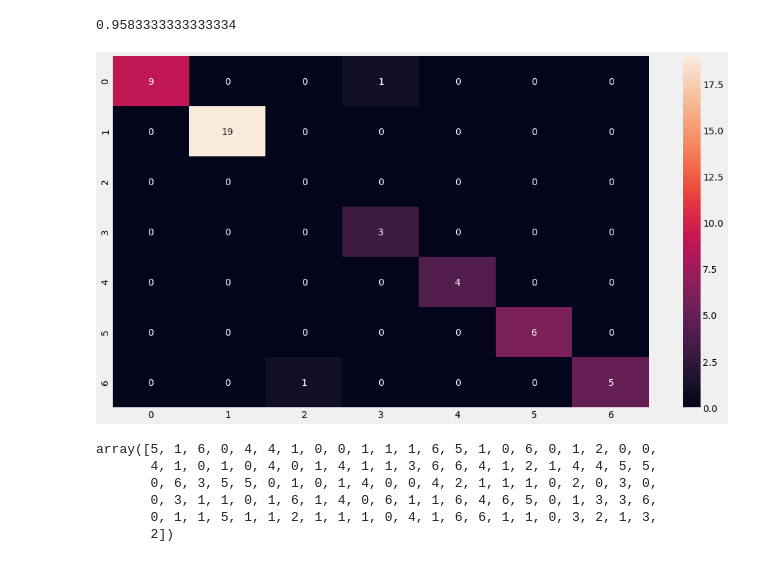
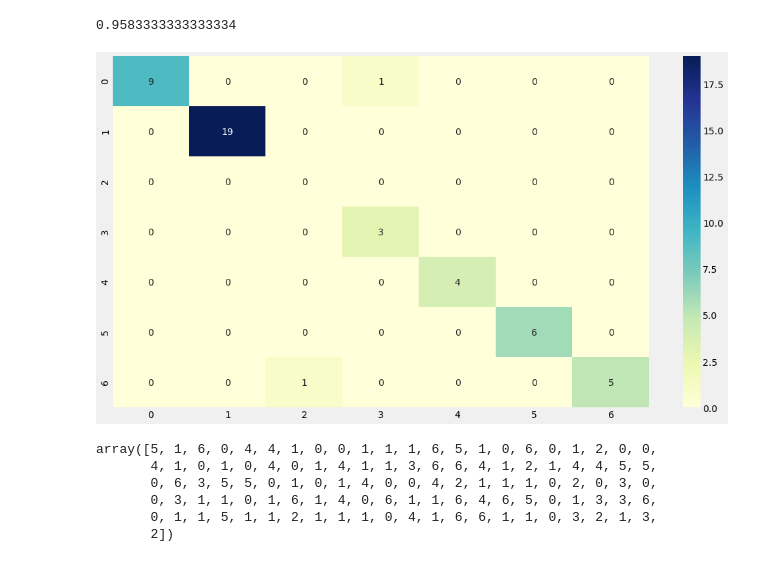
Before and after one commit to NaNdalal-dev/Fish-market, a Jupyter notebook: fish market.ipynb, the cells around one changed output. Saved outputs shown, nothing was run; the diff lists cells and outputs as text; code cells hidden in the pictures.

```diff
--- a/fish market.ipynb
+++ b/fish market.ipynb
@@ -147,10 +147,10 @@ mat_test = confusion_matrix(y_test,pred)
 # %%
 
 plt.figure(figsize=(16,9))
-sns.heatmap(mat_test,annot=True)
+sns.heatmap(mat_test,annot=True,cmap='YlGnBu')
 plt.show()
 # %% [output]
-[figure, old version]
+[figure, new version]
 # %%
 pred_train = model.predict(x_train)
 pred_train
```
Also changed, not shown: parts of 1 cell of this notebook.
